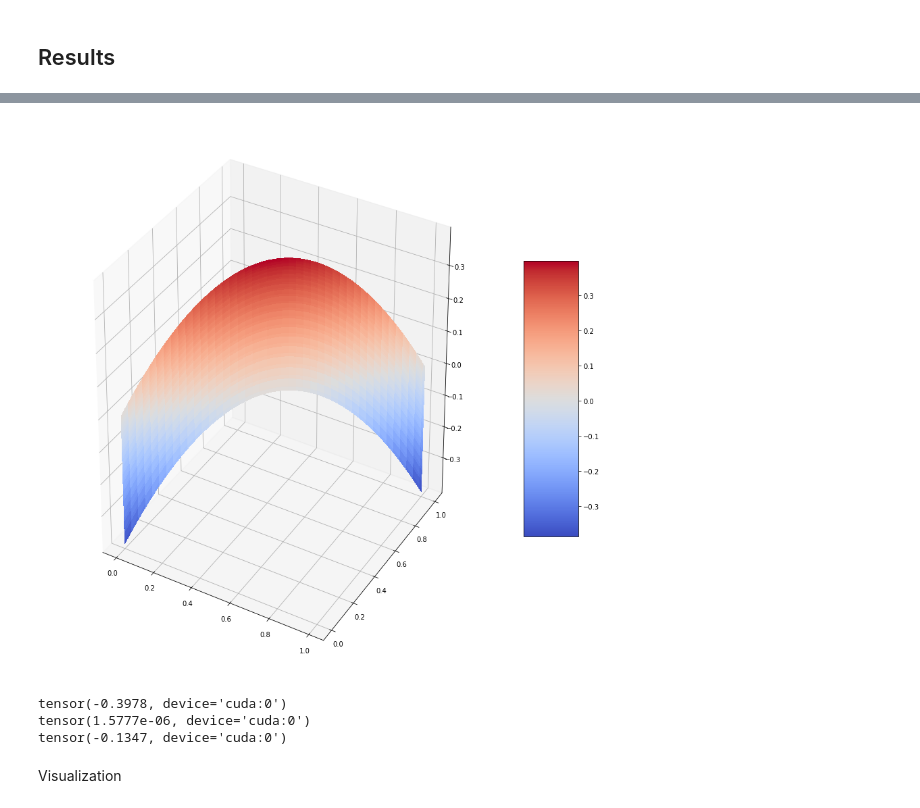
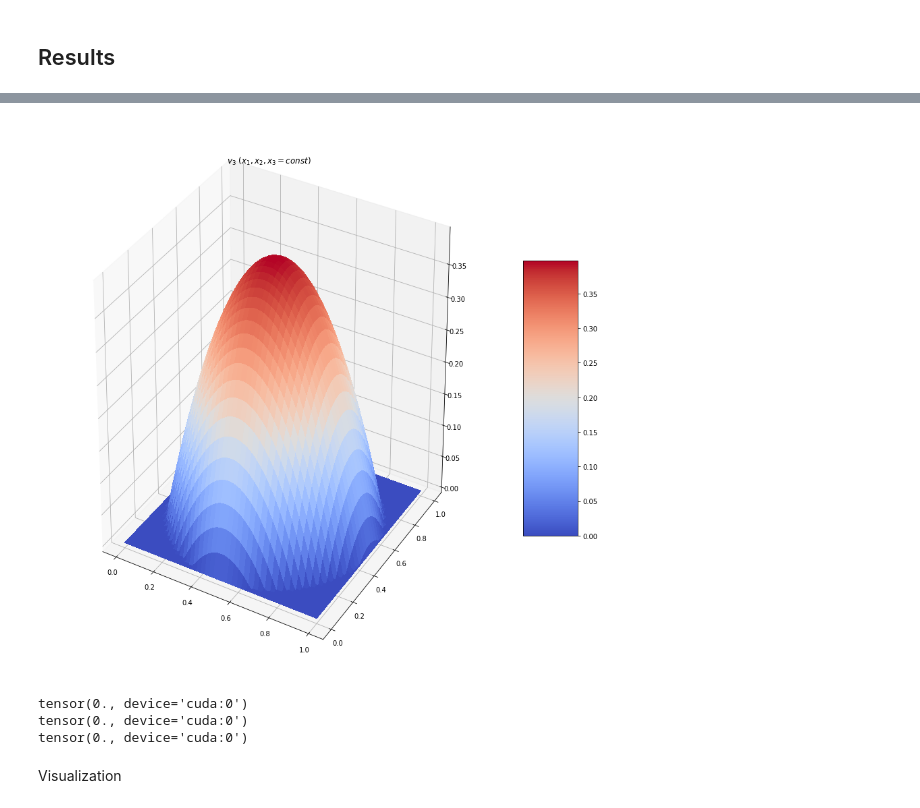
Before and after one commit to litvinenkonikita/Physics_based_ML, a Jupyter notebook: Exact_test/Check_3D_analytical.ipynb, the cells around one changed output, grey strips where cells are left out. Drawn from its saved outputs; the diff is of its cells as text; code cells hidden in the pictures.

```diff
--- a/Exact_test/Check_3D_analytical.ipynb
+++ b/Exact_test/Check_3D_analytical.ipynb
@@ -138,7 +138,7 @@ Boundary conditions
 Qm = [0, 0, -1E-5]
 
 #Flow rates Q1+,Q2+,Q3+
-Qp = [0, 0, 1E-5]
+Qp = [0, 0, +1E-5]
 # %% [markdown]
 2. NL layers have fixed values of the unknown function $\boldsymbol\Psi$.
 # %%
@@ -572,8 +572,9 @@ Pipe radius R = 0.004,
 # %% [markdown]
 # Analytical solution 2. From $\boldsymbol{\Psi}$ to velocity distribution $\boldsymbol{V}$
 # %%
-psimm = torch.tensor([0, 0, 0])
-psipp = torch.tensor([ -Qp[2]/(L[0] + L[1]), Qp[2]/(L[0] + L[1]), 0]) #doubtfull expression
+coef = 0.5
+psimm = torch.tensor([-coef*Qp[2]/(L[0] + L[1]), -(1-coef)*Qp[2]/(L[0] + L[1]), 0])
+psipp = torch.tensor([coef*Qp[2]/(L[0] + L[1]), (1-coef)*Qp[2]/(L[0] + L[1]), 0]) #doubtfull expression
 
 psi_abs_limit = abs(max(Qm+Qp, key=abs) / min(L))
 psi_abs_limit, psipp
@@ -645,21 +618,14 @@ Vabs[0,0,0] = 0.39776602387428284, Vabs[0,0,-1] = 0.39776602387428284, Vabs[0,-1
 # %% [markdown]
 ## Results
 # %%
-#Fix psi function on the boundaries
-psi_masked = psi.clone().detach()
-# for i in range(len(SIZE)):
-#     psi_masked[i,:,:NL,:]  = psimm[i].to('cpu')
-#     #psi_masked[i,:,-NL:,:] = psipp[i]
-# psi_masked[0,:,-NL:,:] = psi_masked[0,0,-1,-1]
-# psi_masked[1,:,-NL:,:] = (Qp[2] + psi_masked[0,0,-1,-1]*L[0]) / L[1]
 
-# psi_masked[2,:,-NL:,:] = psipp[2].to('cpu')
-# psi_masked[2,0,:,0] = psimm[2].to('cpu')
-# psi_masked[2,0,:,-1] = psipp[2].to('cpu')
+v1, v2, v3 = velocityDistr(psi[0,0,:,:], psi[1,0,:,:], psi[2,0,:,:], DX1N, DX2N, DX3N, L[0], L[1], L[2])
+
+###################Zero values inside the walls######################
+X1A, X2A = torch.meshgrid(X1N, X2N)
+v3[(X1A*L[0] - 0.5*L[0])**2 + (X2A*L[1] - 0.5*L[1])**2 > R**2] = 0
 
 
-v1, v2, v3 = velocityDistr(psi_masked[0,0,:,:], psi_masked[1,0,:,:], psi_masked[2,0,:,:], DX1N, DX2N, DX3N, L[0], L[1], L[2])
-#v3[(X1N*L[0] - 0.5*L[0])**2 + (X2N*L[1] - 0.5*L[0])**2 > R**2] = 0
 
 dv1dx1, dv2dx2, dv3dx3, divV  = divVel(v1, v2, v3, DX1N, DX2N, DX3N, L[0], L[1], L[2])
 
@@ -715,12 +697,13 @@ plt.show()
 # %%
 fig, ax = plt.subplots(figsize=(FIGSIZE*3, FIGSIZE*3),subplot_kw={"projection": "3d"})
-surf = ax.plot_surface(np.array(X1N),np.array(X1N), np.array(v3[:,:,slices[2]].to('cpu')), cmap=cm.coolwarm, linewidth=0, antialiased=False)
-# Add a color bar which maps values to colors.
+surf = ax.plot_surface(np.array(X1A),np.array(X2A), np.array(v3[:,:,slices[2]].to('cpu')), cmap=cm.coolwarm, linewidth=0, antialiased=False)
+
+plt.title('$v_3$ $(x_1,x_2,x_3=const)$')
 fig.colorbar(surf, shrink=0.5, aspect=5)
 
 plt.show()
 # %% [output]
-[figure, old version]
+[figure, new version]
 # %%
 def mv(f):
     print(f.min())
@@ -729,9 +712,9 @@ def mv(f):
 # %%
 mv(v3[0,:,:])
 # %% [output]
-tensor(-0.3978, device='cuda:0')
-tensor(1.5777e-06, device='cuda:0')
-tensor(-0.1347, device='cuda:0')
+tensor(0., device='cuda:0')
+tensor(0., device='cuda:0')
+tensor(0., device='cuda:0')
 # %% [markdown]
 Visualization
 # %%
```
Also changed, not shown: parts of 14 cells of this notebook.
